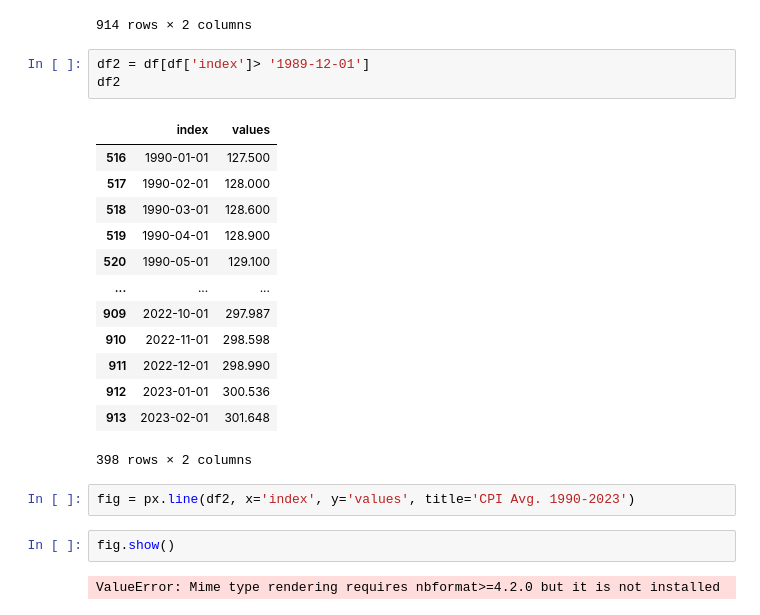
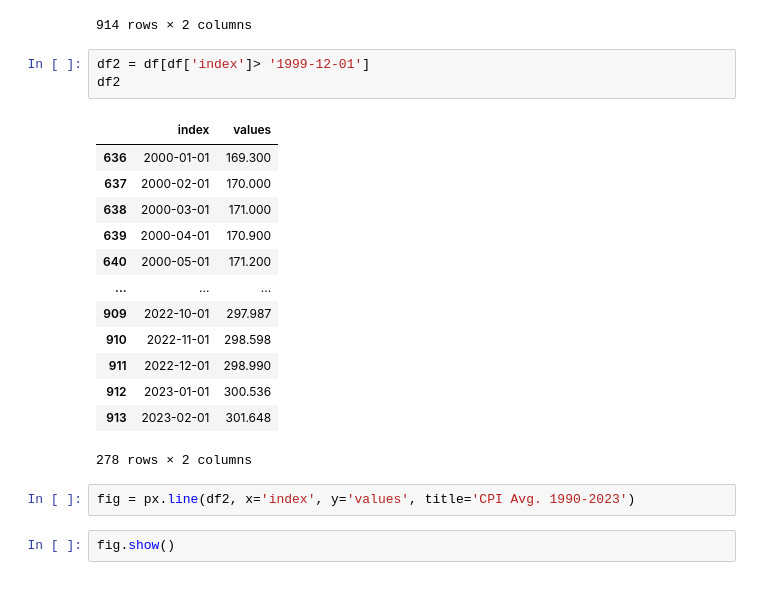
Before and after one commit to KhanDoors/fred, a Jupyter notebook: main.ipynb, the cells around one changed output. Cells and saved outputs as stored; diff of their text form.

```diff
--- a/main.ipynb
+++ b/main.ipynb
@@ -62,25 +62,23 @@ df
 | 913 | 2023-02-01 | 301.648 |
 914 rows × 2 columns
 # %%
-df2 = df[df['index']> '1989-12-01']
+df2 = df[df['index']> '1999-12-01']
 df2
 # %% [output]
 |  | index | values |
-| 516 | 1990-01-01 | 127.500 |
-| 517 | 1990-02-01 | 128.000 |
-| 518 | 1990-03-01 | 128.600 |
-| 519 | 1990-04-01 | 128.900 |
-| 520 | 1990-05-01 | 129.100 |
+| 636 | 2000-01-01 | 169.300 |
+| 637 | 2000-02-01 | 170.000 |
+| 638 | 2000-03-01 | 171.000 |
+| 639 | 2000-04-01 | 170.900 |
+| 640 | 2000-05-01 | 171.200 |
 | ... | ... | ... |
 | 909 | 2022-10-01 | 297.987 |
 | 910 | 2022-11-01 | 298.598 |
 | 911 | 2022-12-01 | 298.990 |
 | 912 | 2023-01-01 | 300.536 |
 | 913 | 2023-02-01 | 301.648 |
-398 rows × 2 columns
+278 rows × 2 columns
 # %%
 fig = px.line(df2, x='index', y='values', title='CPI Avg. 1990-2023')
 # %%
 fig.show()
-# %% [output]
-ValueError: Mime type rendering requires nbformat>=4.2.0 but it is not installed
```
Also changed, not shown: parts of 6 cells of this notebook, 1 other file.
